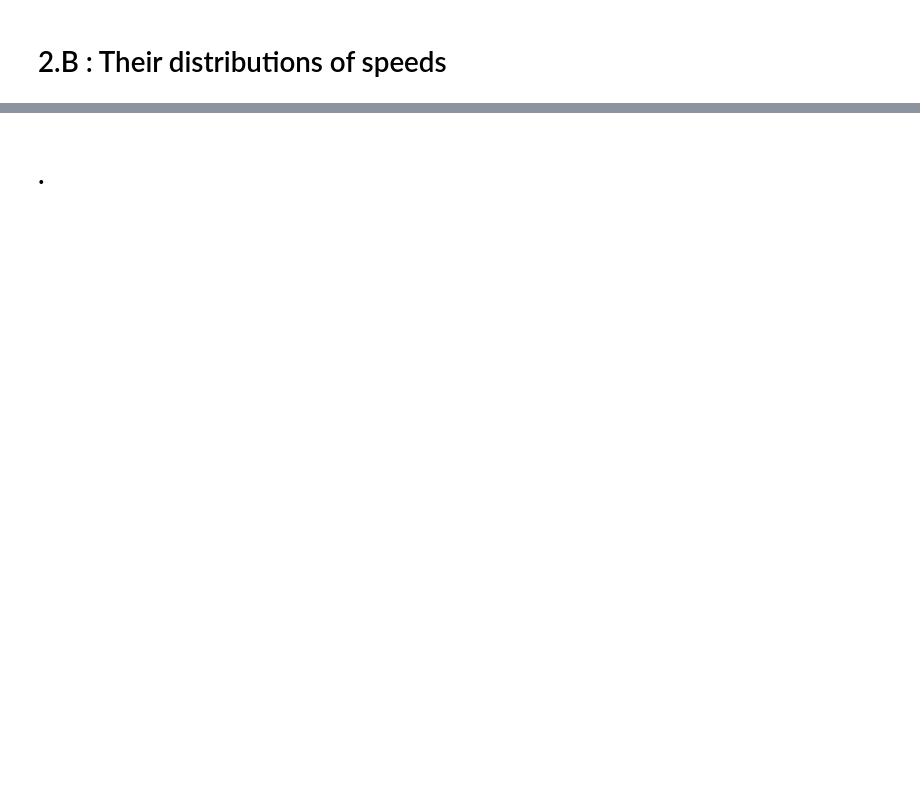
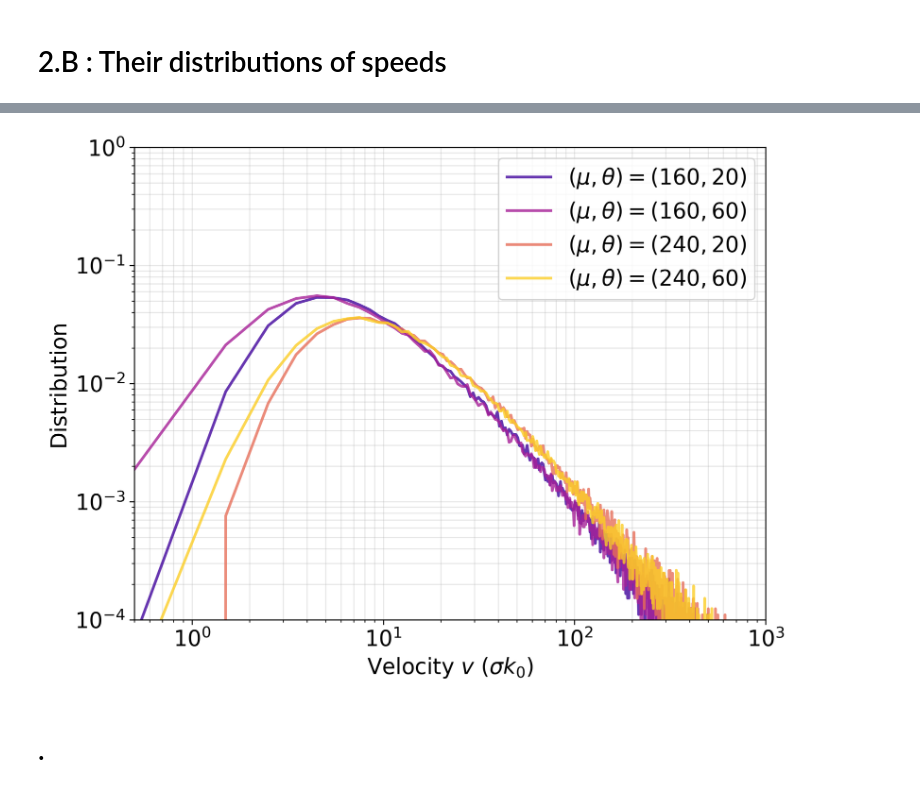
Before and after one commit to npelletbossot/Workspace, a Jupyter notebook: notebooks/figures/article_1/figure_2.ipynb, the cells around one changed output, grey strips where cells are left out. Cells and saved outputs as stored; diff of their text form; code cells hidden in the pictures; blank space fills up the shorter version.

```diff
--- a/notebooks/figures/article_1/figure_2.ipynb
+++ b/notebooks/figures/article_1/figure_2.ipynb
@@ -98,7 +100,7 @@ from matplotlib.lines import Line2D
 plt.rcParams["font.size"] = 16
 
 plt.figure(figsize=(8,6), dpi=1200)
-thetas = np.unique(df_all["theta"].to_numpy())
+thetas = np.array([20, 200])
 
 def th_instantaneous_speeds(mu, theta, v, alpha0=10/160, k0=1):
     a = (mu / theta) ** 2
@@ -399,3 +418,96 @@ plot_v_theory(
 <Axes: title={'center': 'Theory'}, xlabel='$\\mu(\\sigma)$', ylabel='$\\theta(\\sigma)$'>
+# %%
+from pathlib import Path
+import polars as pl
+import numpy as np
+import matplotlib.pyplot as plt
+import matplotlib.cm as cm
+
+plt.rcParams["font.size"] = 16
+
+# ==========================================================
+# Load data
+# ==========================================================
+
+root = Path(
+    "/home/nicolas/Documents/Workspace/nucleo/outputs/FIGURES__PC__2026-06-18/nucleo__fig2__0"
+)
+
+paths = sorted(str(p) for p in root.glob("*/**/*.parquet"))
+
+df_all = (
+    pl.scan_parquet(paths)
+    .collect()
+)
+
+# ==========================================================
+# Filter
+# ==========================================================
+
+mu_values = [160, 240]
+theta_values = [20, 60]
+
+df_sel = df_all.filter(
+    (pl.col("mu").is_in(mu_values)) &
+    (pl.col("theta").is_in(theta_values))
+)
+
+# ==========================================================
+# Colors (same style as before)
+# ==========================================================
+
+cmap = cm.get_cmap("plasma")
+color_list = cmap(np.linspace(0.1, 0.9, len(mu_values) * len(theta_values)))
+
+# ==========================================================
+# Plot
+# ==========================================================
+
+plt.figure(figsize=(8, 6), dpi=300)
+
+pairs = [(mu, th) for mu in mu_values for th in theta_values]
+
+for i, (mu, theta) in enumerate(pairs):
+
+    df_sub = df_all.filter(
+        (pl.col("mu") == mu) &
+        (pl.col("theta") == theta)
+    )
+
+    if len(df_sub) == 0:
+        continue
+
+    vi_points = df_sub["vi_points"][0].to_numpy()
+    vi_distrib = df_sub["vi_distrib"][0].to_numpy()
+
+    plt.plot(
+        vi_points,
+        vi_distrib,
+        color=color_list[i],
+        lw=2,
+        label=fr"$(\mu,\theta)=({mu},{theta})$",
+        alpha=0.80
+    )
+
+# ==========================================================
+# Formatting
+# ==========================================================
+
+plt.xscale("log")
+plt.yscale("log")
+
+plt.xlabel(r'Velocity $v$ ($\sigma k_0$)')
+plt.ylabel("Distribution")
+
+plt.xlim([5e-1, 1e3])
+plt.ylim([1e-4, 1e0])
+
+plt.grid(True, which="both", alpha=0.3)
+plt.legend(frameon=True)
+
+plt.tight_layout()
+plt.show()
+# %% [output]
+[figure, added]
 # %% [markdown]
 # .
```
Also changed, not shown: parts of 5 cells of this notebook, 4 other files.
